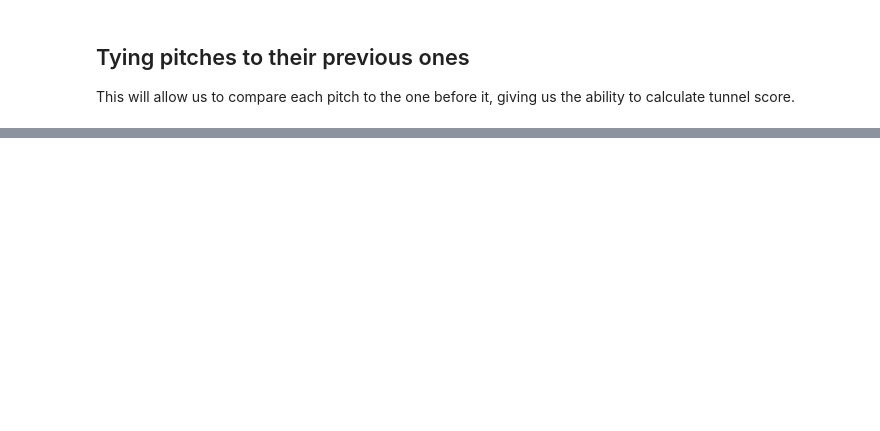
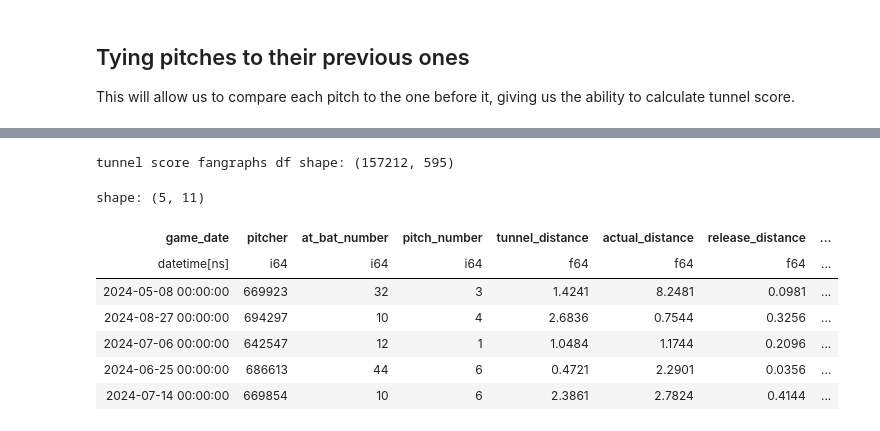
Before and after one commit to Jensen-holm/TunnelScoreEDA, a Jupyter notebook: main.ipynb, the cells around one changed output, grey strips where cells are left out. Saved outputs shown, nothing was run; the diff lists cells and outputs as text; code cells hidden in the pictures; blank space fills up the shorter version.

```diff
--- a/main.ipynb
+++ b/main.ipynb
@@ -147,0 +198,25 @@ shape: (5, 8)
+# %%
+# NOTE: this drops some data for newer players that are not in the playerid_reverse_lookup
+# (you can see this in the difference of the shapes of this dataframe and tunnel_score_df)
+tunnel_score_fg_df = tunnel_score_df.join(
+    other=player_ids_df,
+    left_on="pitcher",
+    right_on="key_mlbam",
+    how="inner",  # getting rid of players that are not in the fangraphs_pitching_df
+    validate="m:1",
+)
+
+print(f"tunnel score fangraphs df shape: {tunnel_score_fg_df.shape}")
+tunnel_score_fg_df.select(
+    SORT_COLS + TUNNEL_COLS + ["player_name", "BB%", "K%"]
+).sample(5, seed=1)
+# %% [output]
+tunnel score fangraphs df shape: (157212, 595)
+shape: (5, 11)
+| game_date | pitcher | at_bat_number | pitch_number | tunnel_distance | actual_distance | release_distance | ... |
+| datetime[ns] | i64 | i64 | i64 | f64 | f64 | f64 | ... |
+| 2024-05-08 00:00:00 | 669923 | 32 | 3 | 1.4241 | 8.2481 | 0.0981 | ... |
+| 2024-08-27 00:00:00 | 694297 | 10 | 4 | 2.6836 | 0.7544 | 0.3256 | ... |
+| 2024-07-06 00:00:00 | 642547 | 12 | 1 | 1.0484 | 1.1744 | 0.2096 | ... |
+| 2024-06-25 00:00:00 | 686613 | 44 | 6 | 0.4721 | 2.2901 | 0.0356 | ... |
+| 2024-07-14 00:00:00 | 669854 | 10 | 6 | 2.3861 | 2.7824 | 0.4144 | ... |
```
Also changed, not shown: parts of 8 cells of this notebook, 1 other file.
